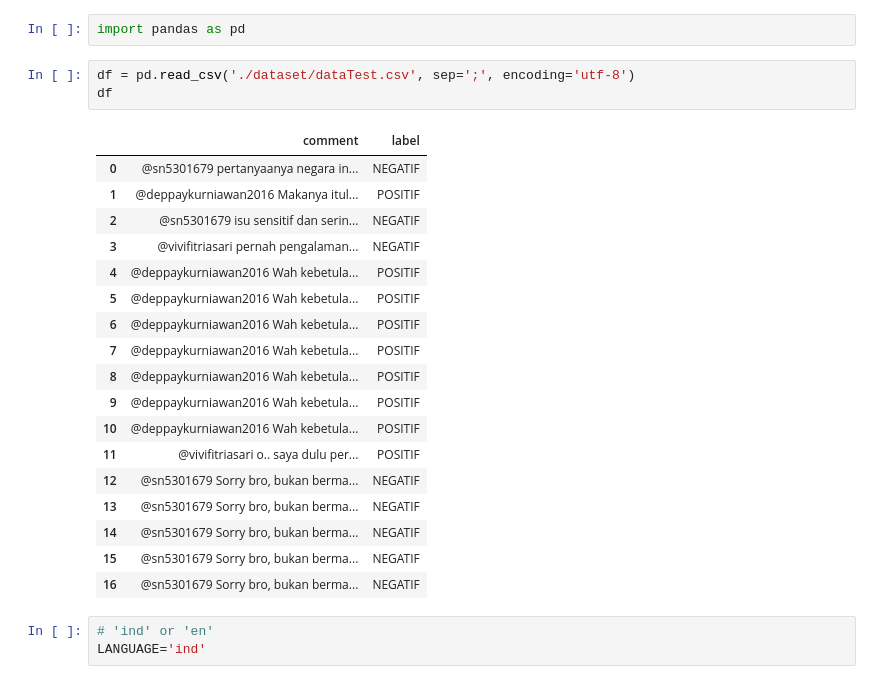
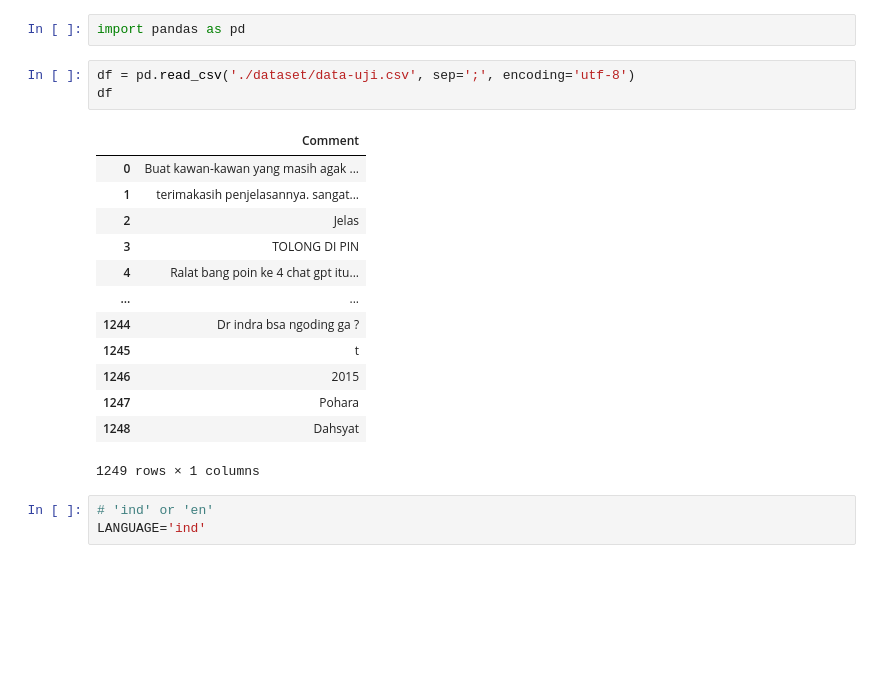
Before and after one commit to ardwiinoo/knn-sentiment-analysis, a Jupyter notebook: cleaning.ipynb, the cells around one changed output. Drawn from its saved outputs; the diff is of its cells as text; blank space fills up the shorter version.

```diff
--- a/cleaning.ipynb
+++ b/cleaning.ipynb
@@ -3,27 +3,22 @@
 # %%
 import pandas as pd
 # %%
-df = pd.read_csv('./dataset/dataTest.csv', sep=';', encoding='utf-8')
+df = pd.read_csv('./dataset/data-uji.csv', sep=';', encoding='utf-8')
 df
 # %% [output]
-|  | comment | label |
-| 0 | @sn5301679 pertanyaanya negara in... | NEGATIF |
-| 1 | @deppaykurniawan2016 Makanya itul... | POSITIF |
-| 2 | @sn5301679 isu sensitif dan serin... | NEGATIF |
-| 3 | @vivifitriasari pernah pengalaman... | NEGATIF |
-| 4 | @deppaykurniawan2016 Wah kebetula... | POSITIF |
-| 5 | @deppaykurniawan2016 Wah kebetula... | POSITIF |
-| 6 | @deppaykurniawan2016 Wah kebetula... | POSITIF |
-| 7 | @deppaykurniawan2016 Wah kebetula... | POSITIF |
-| 8 | @deppaykurniawan2016 Wah kebetula... | POSITIF |
-| 9 | @deppaykurniawan2016 Wah kebetula... | POSITIF |
-| 10 | @deppaykurniawan2016 Wah kebetula... | POSITIF |
-| 11 | @vivifitriasari o.. saya dulu per... | POSITIF |
-| 12 | @sn5301679 Sorry bro, bukan berma... | NEGATIF |
-| 13 | @sn5301679 Sorry bro, bukan berma... | NEGATIF |
-| 14 | @sn5301679 Sorry bro, bukan berma... | NEGATIF |
-| 15 | @sn5301679 Sorry bro, bukan berma... | NEGATIF |
-| 16 | @sn5301679 Sorry bro, bukan berma... | NEGATIF |
+|  | Comment |
+| 0 | Buat kawan-kawan yang masih agak ... |
+| 1 | terimakasih penjelasannya. sangat... |
+| 2 | Jelas |
+| 3 | TOLONG DI PIN |
+| 4 | Ralat bang poin ke 4 chat gpt itu... |
+| ... | ... |
+| 1244 | Dr indra bsa ngoding ga ? |
+| 1245 | t |
+| 1246 | 2015 |
+| 1247 | Pohara |
+| 1248 | Dahsyat |
+1249 rows × 1 columns
 # %%
 # 'ind' or 'en'
 LANGUAGE='ind'
```
Also changed, not shown: parts of 21 cells of this notebook.
